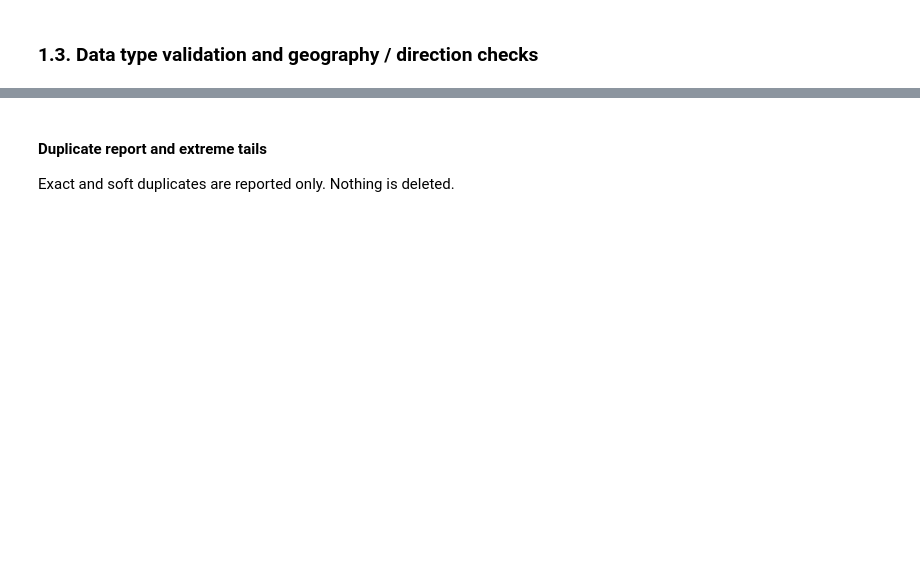
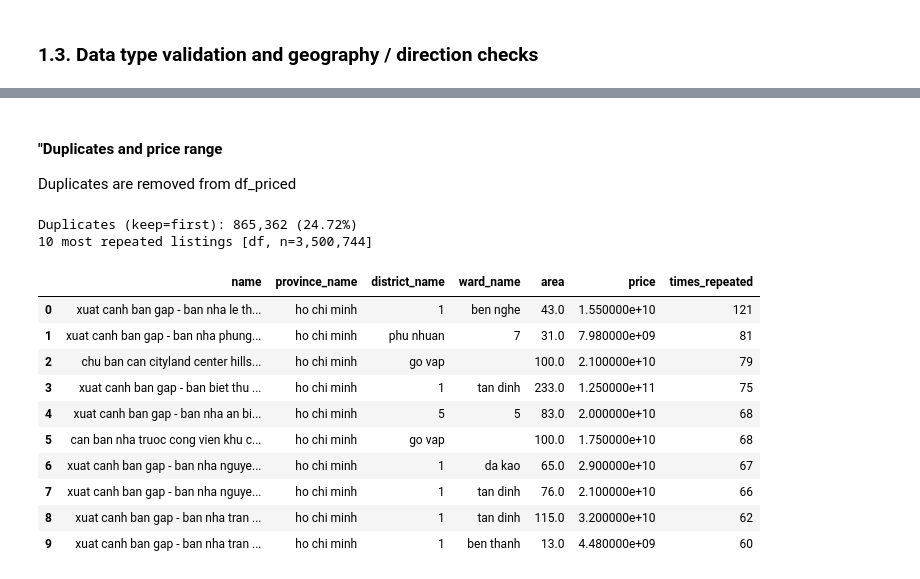
Before and after one commit to kahn-29/261-Programming-for-AI-and-DS, a Jupyter notebook: notebooks/01_eda_data-quality.ipynb, the cells around one changed output, grey strips where cells are left out. Saved outputs shown, nothing was run; the diff lists cells and outputs as text; code cells hidden in the pictures; blank space fills up the shorter version.

Commit message:
feat: change eda notebook

```diff
--- a/notebooks/01_eda_data-quality.ipynb
+++ b/notebooks/01_eda_data-quality.ipynb
@@ -96,14 +92,14 @@ sns.set_theme(style="whitegrid", context="notebook")
 plt.rcParams["figure.figsize"] = (10, 5)
 plt.rcParams["axes.titlesize"] = 12
 # %%
-if RAW_PARQUET.exists():
+parquet_file = "../data/raw/vietnam_real_estates.parquet"
+if os.path.exists(parquet_file):
     print("Reading dataset...")
-    df = pd.read_parquet(RAW_PARQUET)
+    df = pd.read_parquet(parquet_file)
 else:
     print("Downloading dataset...")
-    ds = load_dataset("tinixai/vietnam-real-estates", cache_dir=str(RAW_DIR))
+    ds = load_dataset("tinixai/vietnam-real-estates", cache_dir="../data/raw")
     df = ds["train"].to_pandas()
 
-    RAW_DIR.mkdir(parents=True, exist_ok=True)
-    df.to_parquet(RAW_PARQUET, index=False)
+    df.to_parquet(parquet_file, index=False)
 print("Rows, columns:", df.shape)
@@ -189,9 +280,7 @@ numeric_cols = [
     "price", "area", "floor_count", "frontage_width", "house_depth",
     "road_width", "bedroom_count", "bathroom_count",
 ]
-pub = pd.to_datetime(df["published_at"], errors="coerce")
-print("published_at parse nulls:", int(pub.isna().sum()))
-print("published_at min/max:", pub.min(), pub.max())
-now = pd.Timestamp.now("UTC").tz_localize(None)
-pub_naive = pub.dt.tz_localize(None) if pub.dt.tz is not None else pub
-print("published_at later than notebook run timestamp:", int((pub_naive > now).sum()))
+# datetime
+df["published_at"] = pd.to_datetime(df["published_at"], errors="coerce")
+print("published_at parse nulls:", int(df["published_at"].isna().sum()))
+print("published_at min/max:", df["published_at"].min(), df["published_at"].max())
@@ -254,18 +363,39 @@ print(df_priced["price"].quantile([0.01, 0.50, 0.99]))
 # %% [markdown]
-#### Duplicate report and extreme tails
+#### "Duplicates and price range
 
-Exact and soft duplicates are reported only. Nothing is deleted.
+Duplicates are removed from df_priced
 # %%
-for name, col in [("Exact", "is_exact_dup"), ("Soft", "is_soft_dup")]:
-    print(f"{name} duplicates (keep=first): {df_clean[col].sum():,} ({df_clean[col].mean():.2%})")
+# Duplicates: same normalized text (name, province, district, ward) and same area and price
+dup_check = pd.DataFrame({
+    "name": normalize_text(df["name"].astype("string")),
+    "province_name": normalize_text(df["province_name"].astype("string")),
+    "district_name": normalize_text(df["district_name"].astype("string")),
+    "ward_name": normalize_text(df["ward_name"].astype("string")),
+    "area": df["area"],
+    "price": df["price"],
+})
+df["is_dup"] = dup_check.duplicated(keep="first")
 
-cluster_sizes = df_clean["soft_key"].value_counts()
-top_clusters = cluster_sizes[cluster_sizes > 1].head(10)
-examples = (
-    df_clean[df_clean["soft_key"].isin(top_clusters.index)]
-    .drop_duplicates("soft_key")
-    .assign(cluster_size=lambda d: d["soft_key"].map(top_clusters))
-    .sort_values("cluster_size", ascending=False)
-)
-print(title_with_n("10 largest soft-duplicate clusters (one example row each)", "df_clean", len(df_clean)))
-display(examples[["cluster_size", "name", "province_name", "district_name", "price", "area"]])
+n_dup = int(df["is_dup"].sum())
+print(f"Duplicates (keep=first): {n_dup:,} ({n_dup / len(df):.2%})")
+
+combo_counts = dup_check.value_counts(dropna=False)
+top_dups = combo_counts[combo_counts > 1].head(10)
+
+print(title_with_n("10 most repeated listings", "df", len(df)))
+with pd.option_context("display.max_colwidth", None):
+    display(top_dups.reset_index(name="times_repeated"))
+# %% [output]
+Duplicates (keep=first): 865,362 (24.72%)
+10 most repeated listings [df, n=3,500,744]
+|  | name | province_name | district_name | ward_name | area | price | times_repeated |
+| 0 | xuat canh ban gap - ban nha le th... | ho chi minh | 1 | ben nghe | 43.0 | 1.550000e+10 | 121 |
+| 1 | xuat canh ban gap - ban nha phung... | ho chi minh | phu nhuan | 7 | 31.0 | 7.980000e+09 | 81 |
+| 2 | chu ban can cityland center hills... | ho chi minh | go vap |  | 100.0 | 2.100000e+10 | 79 |
+| 3 | xuat canh ban gap - ban biet thu ... | ho chi minh | 1 | tan dinh | 233.0 | 1.250000e+11 | 75 |
+| 4 | xuat canh ban gap - ban nha an bi... | ho chi minh | 5 | 5 | 83.0 | 2.000000e+10 | 68 |
+| 5 | can ban nha truoc cong vien khu c... | ho chi minh | go vap |  | 100.0 | 1.750000e+10 | 68 |
+| 6 | xuat canh ban gap - ban nha nguye... | ho chi minh | 1 | da kao | 65.0 | 2.900000e+10 | 67 |
+| 7 | xuat canh ban gap - ban nha nguye... | ho chi minh | 1 | tan dinh | 76.0 | 2.100000e+10 | 66 |
+| 8 | xuat canh ban gap - ban nha tran ... | ho chi minh | 1 | tan dinh | 115.0 | 3.200000e+10 | 62 |
+| 9 | xuat canh ban gap - ban nha tran ... | ho chi minh | 1 | ben thanh | 13.0 | 4.480000e+09 | 60 |
```
Also changed, not shown: parts of 28 cells of this notebook, 4 other files.
